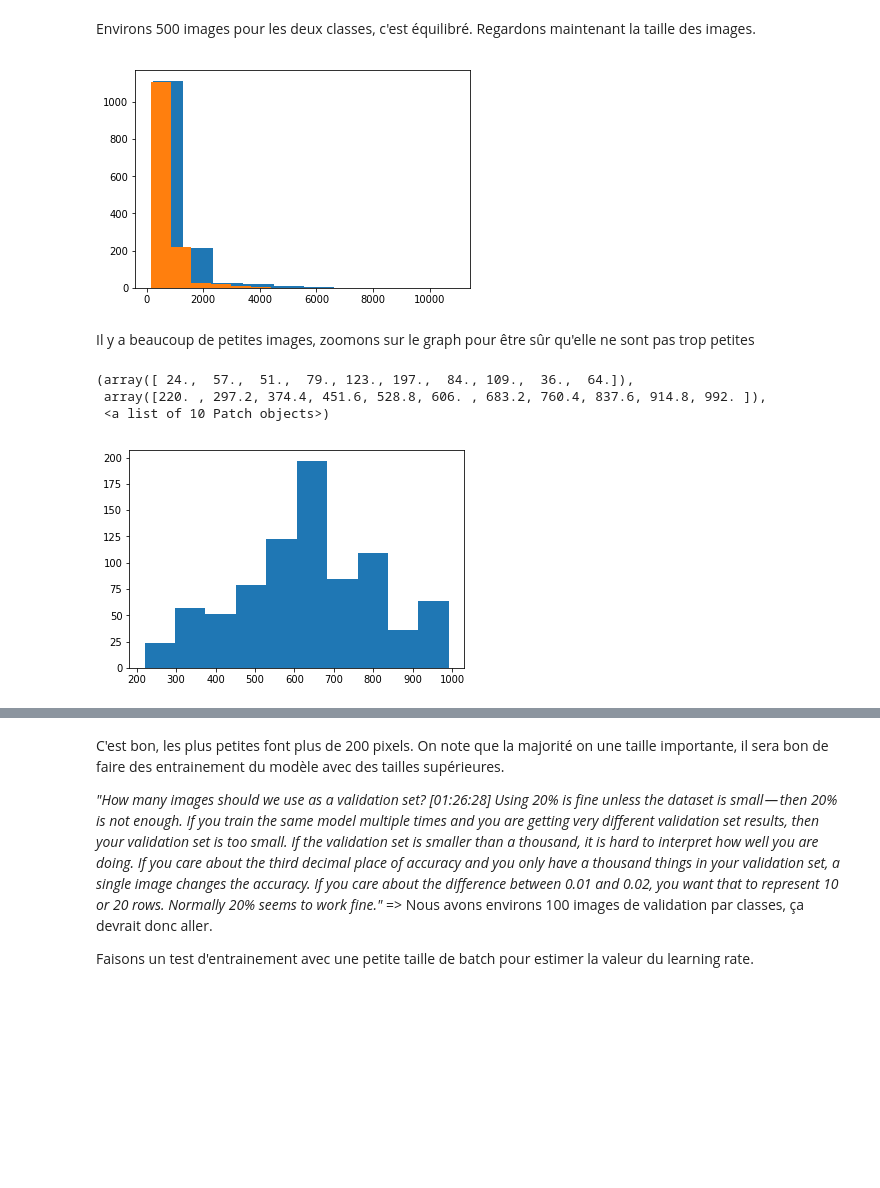
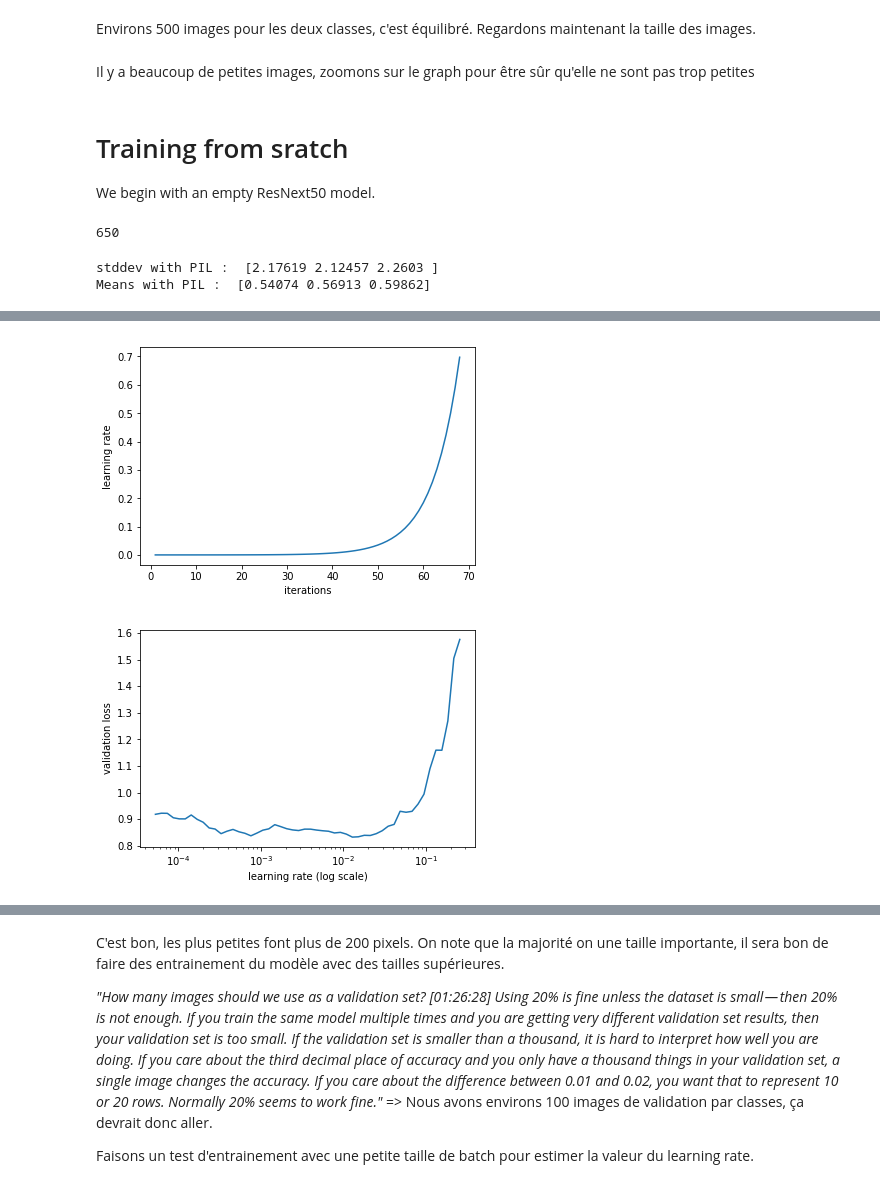
Before and after one commit to benoit-cty/deep_learning_tests, a Jupyter notebook: 01-Binary_Classification_747_vs_A380.ipynb, the cells around one changed output, grey strips where cells are left out. Cells and saved outputs as stored; diff of their text form; code cells hidden in the pictures; blank space fills up the shorter version.

```diff
--- a/01-Binary_Classification_747_vs_A380.ipynb
+++ b/01-Binary_Classification_747_vs_A380.ipynb
@@ -101,17 +94,44 @@ plt.hist(data.trn_y)
 # %% [markdown]
 Environs 500 images pour les deux classes, c'est équilibré.
 Regardons maintenant la taille des images.
-# %%
-plt.hist(row_sz);
-plt.hist(col_sz);
-# %% [output]
-[figure, removed]
 # %% [markdown]
 Il y a beaucoup de petites images, zoomons sur le graph pour être sûr qu'elle ne sont pas trop petites
-# %%
-plt.hist(row_sz[row_sz < 1000])
-# %% [output]
-(array([ 24.,  57.,  51.,  79., 123., 197.,  84., 109.,  36.,  64.]),
- array([220. , 297.2, 374.4, 451.6, 528.8, 606. , 683.2, 760.4, 837.6, 914.8, 992. ]),
- <a list of 10 Patch objects>)
-[figure, removed]
+# %% [markdown]
+# Training from sratch
+We begin with an empty ResNext50 model.
+# %%
+
+# Mean
+import glob
+import PIL
+means = np.array([0.0,0.0,0.0])
+files = [val for sublist in [[os.path.join(i[0], j) for j in i[2]] for i in os.walk(f'{PATH}train/747')] for val in sublist]
+print("Input images number : ", len(files))
+deviations = np.array([0.0,0.0,0.0])
+#variances = np.array([0,0,0])
+variance = np.array([0.0,0.0,0.0])
+for image in files:
+    #print(image)
+    img_stats = PIL.ImageStat.Stat(PIL.Image.open(image), mask=None)
+    means += np.array(img_stats.mean)
+    variance += np.array(img_stats.var)
+
+stddev = np.sqrt(variance) / len(files)
+print("stddev with PIL : ", stddev)
+
+mean = np.array(means) / len(files) / 255
+print("Means with PIL : ", mean)
+stats = (mean, stddev)
+# %% [output]
+650
+stddev with PIL :  [2.17619 2.12457 2.2603 ]
+Means with PIL :  [0.54074 0.56913 0.59862]
+# %%
+image_size=128
+#stats = (np.array([ 0.4914 ,  0.48216,  0.44653]), np.array([ 0.24703,  0.24349,  0.26159]))
+tfms = tfms_from_stats(stats, sz, aug_tfms=[RandomFlip()], pad=sz//8)
+data = ImageClassifierData.from_paths(PATH, tfms=tfms, bs=16, num_workers=num_cpus())
+learn = ConvLearner.pretrained(arch, data, precompute=False, ps=0.5, pretrained=False)
+lrf=learn.lr_find()
+learn.sched.plot_lr()
+# %% [output]
@@ -117,0 +139,5 @@ plt.hist(row_sz[row_sz < 1000])
+[figure, added]
+# %%
+learn.sched.plot()
+# %% [output]
+[figure, added]
```
Also changed, not shown: parts of 54 cells of this notebook.
